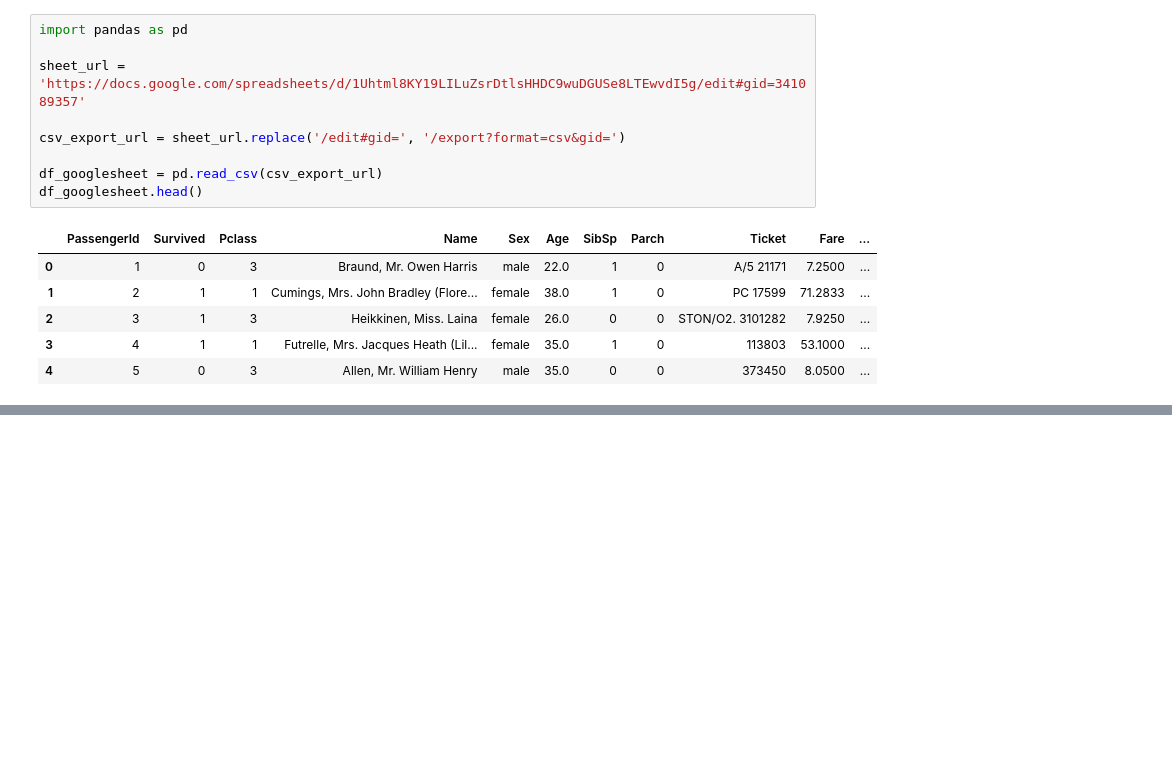
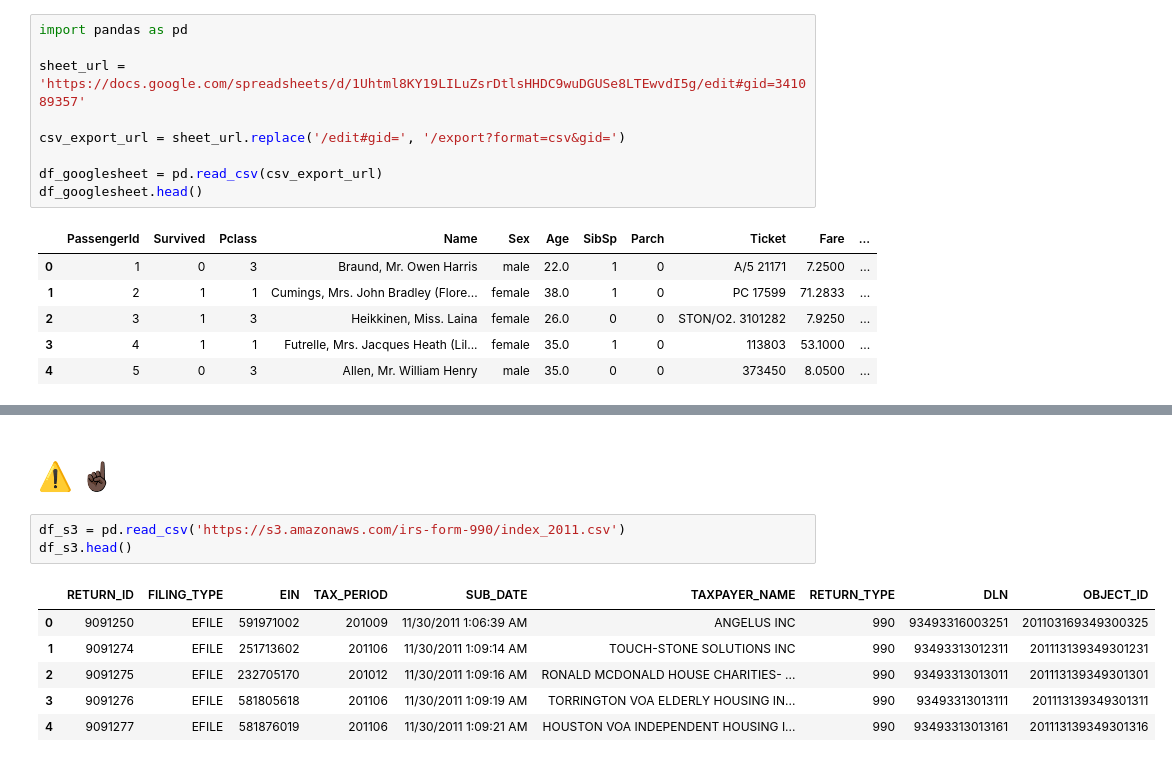
Before and after one commit to Severina7/statistics_exercises, a Jupyter notebook: draft_file.ipynb, the cells around one changed output, grey strips where cells are left out. Cells and saved outputs as stored; diff of their text form; blank space fills up the shorter version.

```diff
--- a/draft_file.ipynb
+++ b/draft_file.ipynb
@@ -328,0 +350,12 @@ df_googlesheet.head()
+# %% [markdown]
+# ⚠️ ☝🏿
+# %%
+df_s3 = pd.read_csv('https://s3.amazonaws.com/irs-form-990/index_2011.csv')
+df_s3.head()
+# %% [output]
+|  | RETURN_ID | FILING_TYPE | EIN | TAX_PERIOD | SUB_DATE | TAXPAYER_NAME | RETURN_TYPE | DLN | OBJECT_ID |
+| 0 | 9091250 | EFILE | 591971002 | 201009 | 11/30/2011 1:06:39 AM | ANGELUS INC | 990 | 93493316003251 | 201103169349300325 |
+| 1 | 9091274 | EFILE | 251713602 | 201106 | 11/30/2011 1:09:14 AM | TOUCH-STONE SOLUTIONS INC | 990 | 93493313012311 | 201113139349301231 |
+| 2 | 9091275 | EFILE | 232705170 | 201012 | 11/30/2011 1:09:16 AM | RONALD MCDONALD HOUSE CHARITIES- ... | 990 | 93493313013011 | 201113139349301301 |
+| 3 | 9091276 | EFILE | 581805618 | 201106 | 11/30/2011 1:09:19 AM | TORRINGTON VOA ELDERLY HOUSING IN... | 990 | 93493313013111 | 201113139349301311 |
+| 4 | 9091277 | EFILE | 581876019 | 201106 | 11/30/2011 1:09:21 AM | HOUSTON VOA INDEPENDENT HOUSING I... | 990 | 93493313013161 | 201113139349301316 |
```
Also changed, not shown: parts of 6 cells of this notebook.
